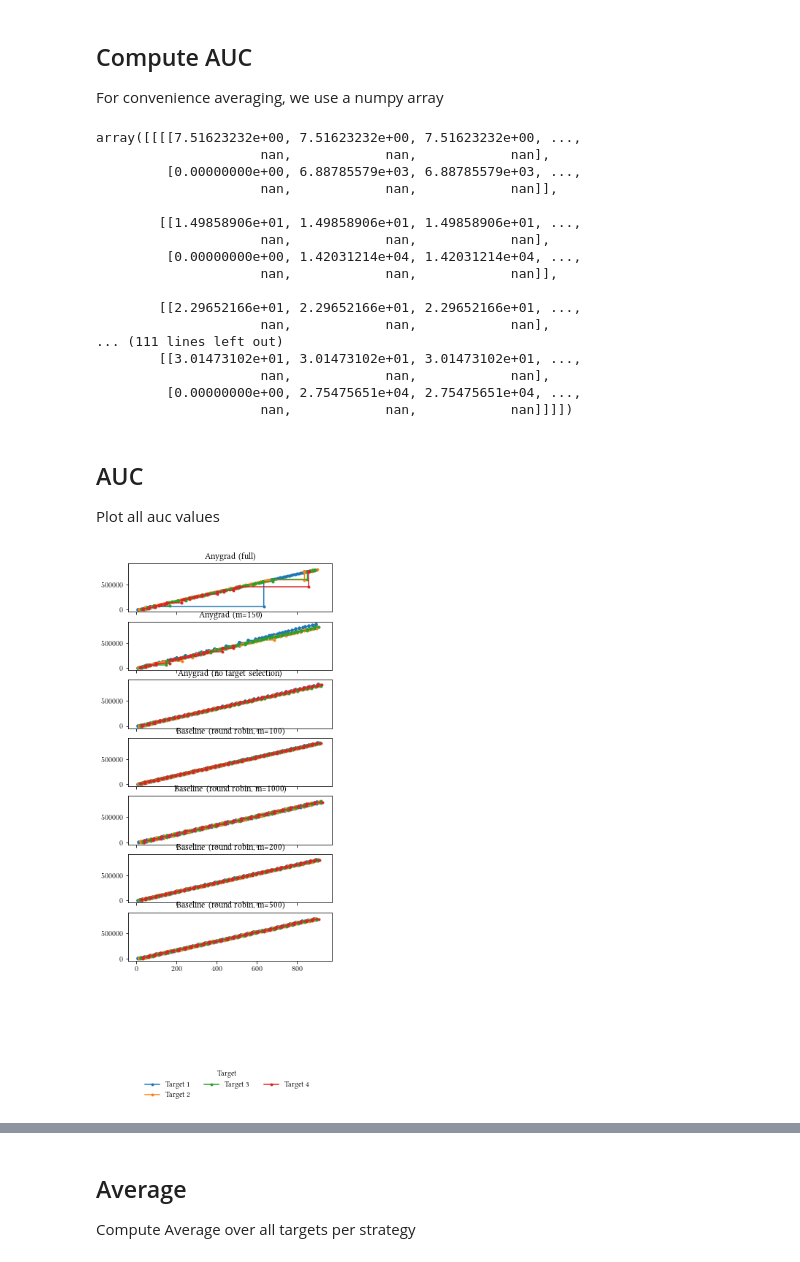
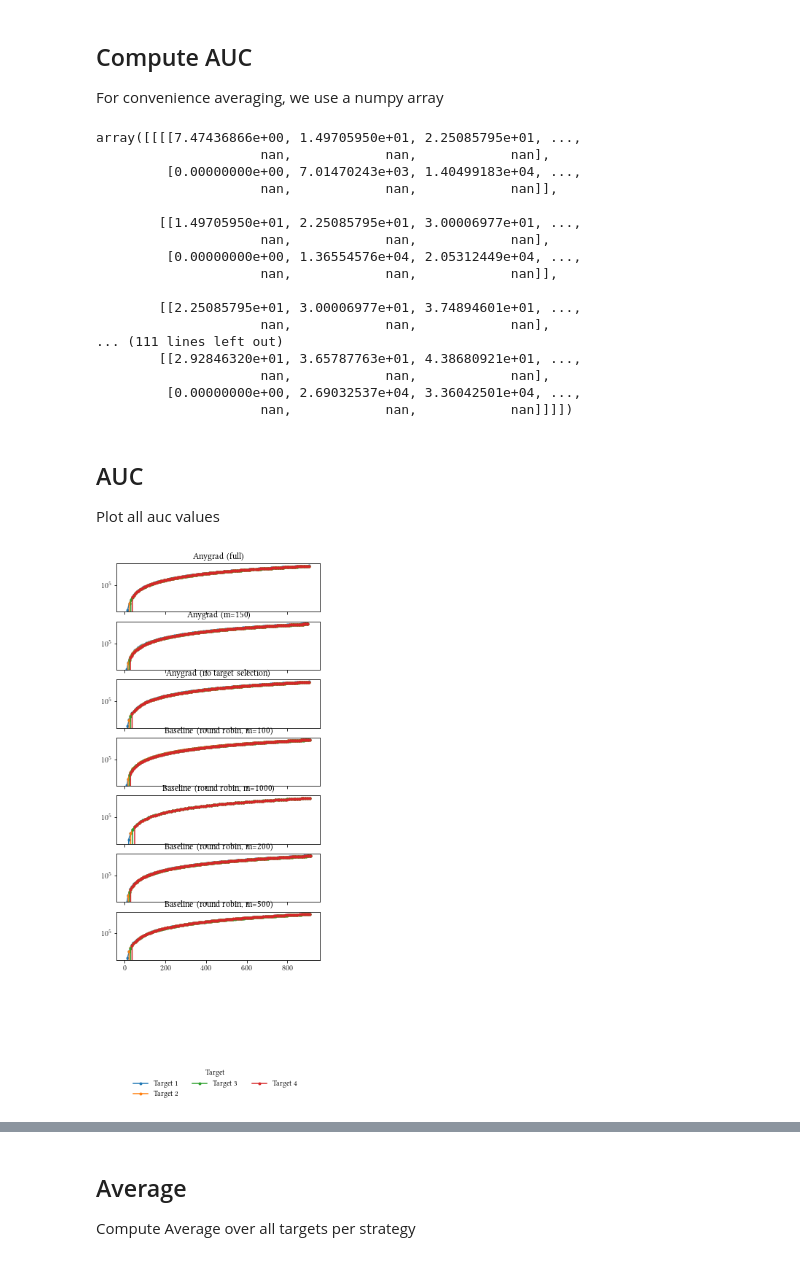
Before and after one commit to heymarco/anygrad, a Jupyter notebook: plotting/evaluate_autoencoder.ipynb, the cells around one changed output, grey strips where cells are left out. Cells and saved outputs as stored; diff of their text form; code cells hidden in the pictures.

```diff
--- a/plotting/evaluate_autoencoder.ipynb
+++ b/plotting/evaluate_autoencoder.ipynb
@@ -48,7 +48,7 @@ for i, strategy in enumerate(strategies):
     ax.set_title(strategy)
     for target in targets:
         target_data = strategy_data[strategy_data["target"] == target]
-        ax.plot(target_data["total_iterations"][:20], target_data["value"][:20], label=target, marker=".")
+        ax.plot(target_data["total_time"], target_data["value"], label=target, marker=".")
 handles, labels = axes.flatten()[0].get_legend_handles_labels()
 for ax in axes.flatten():
     if ax.get_legend():
@@ -113,22 +113,22 @@ for i, strategy in enumerate(strategies):
         auc_arr[i, t, 1, :len(x)] = auc
 auc_arr
 # %% [output]
-array([[[[7.51623232e+00, 7.51623232e+00, 7.51623232e+00, ...,
+array([[[[7.47436866e+00, 1.49705950e+01, 2.25085795e+01, ...,
                      nan,            nan,            nan],
-         [0.00000000e+00, 6.88785579e+03, 6.88785579e+03, ...,
+         [0.00000000e+00, 7.01470243e+03, 1.40499183e+04, ...,
                      nan,            nan,            nan]],
 
-        [[1.49858906e+01, 1.49858906e+01, 1.49858906e+01, ...,
+        [[1.49705950e+01, 2.25085795e+01, 3.00006977e+01, ...,
                      nan,            nan,            nan],
-         [0.00000000e+00, 1.42031214e+04, 1.42031214e+04, ...,
+         [0.00000000e+00, 1.36554576e+04, 2.05312449e+04, ...,
                      nan,            nan,            nan]],
 
-        [[2.29652166e+01, 2.29652166e+01, 2.29652166e+01, ...,
+        [[2.25085795e+01, 3.00006977e+01, 3.74894601e+01, ...,
                      nan,            nan,            nan],
 ... (111 lines left out)
-        [[3.01473102e+01, 3.01473102e+01, 3.01473102e+01, ...,
+        [[2.92846320e+01, 3.65787763e+01, 4.38680921e+01, ...,
                      nan,            nan,            nan],
-         [0.00000000e+00, 2.75475651e+04, 2.75475651e+04, ...,
+         [0.00000000e+00, 2.69032537e+04, 3.36042501e+04, ...,
                      nan,            nan,            nan]]]])
 # %% [markdown]
 ## AUC
@@ -137,20 +137,21 @@ Plot all auc values
 # %%
 fig, axes = plt.subplots(nrows=num_strategies, sharex="all", sharey="all", figsize=(5,10))
 for i, strategy in enumerate(strategies):
     strategy_data = data[data["strategy"] == strategy]
     ax = axes[i]
     ax.set_title(strategy)
     for t, target in enumerate(targets):
         x = auc_arr[i, t, 0]
         y = auc_arr[i, t, 1]
         target_data = strategy_data[strategy_data["target"] == target]
         ax.plot(x, y, label=target, marker=".")
 handles, labels = axes.flatten()[0].get_legend_handles_labels()
 for ax in axes.flatten():
+    ax.set_yscale("log")
     if ax.get_legend():
         ax.get_legend().remove()
 lgd = plt.figlegend(handles, labels, loc='lower center', bbox_to_anchor=(0., -0.15, 1, 1),
                   frameon=False, ncol=3, title="Target")
 plt.show()
 # %% [output]
-[figure, old version]
+[figure, new version]
```
Also changed, not shown: parts of 4 cells of this notebook, 2 other files.
